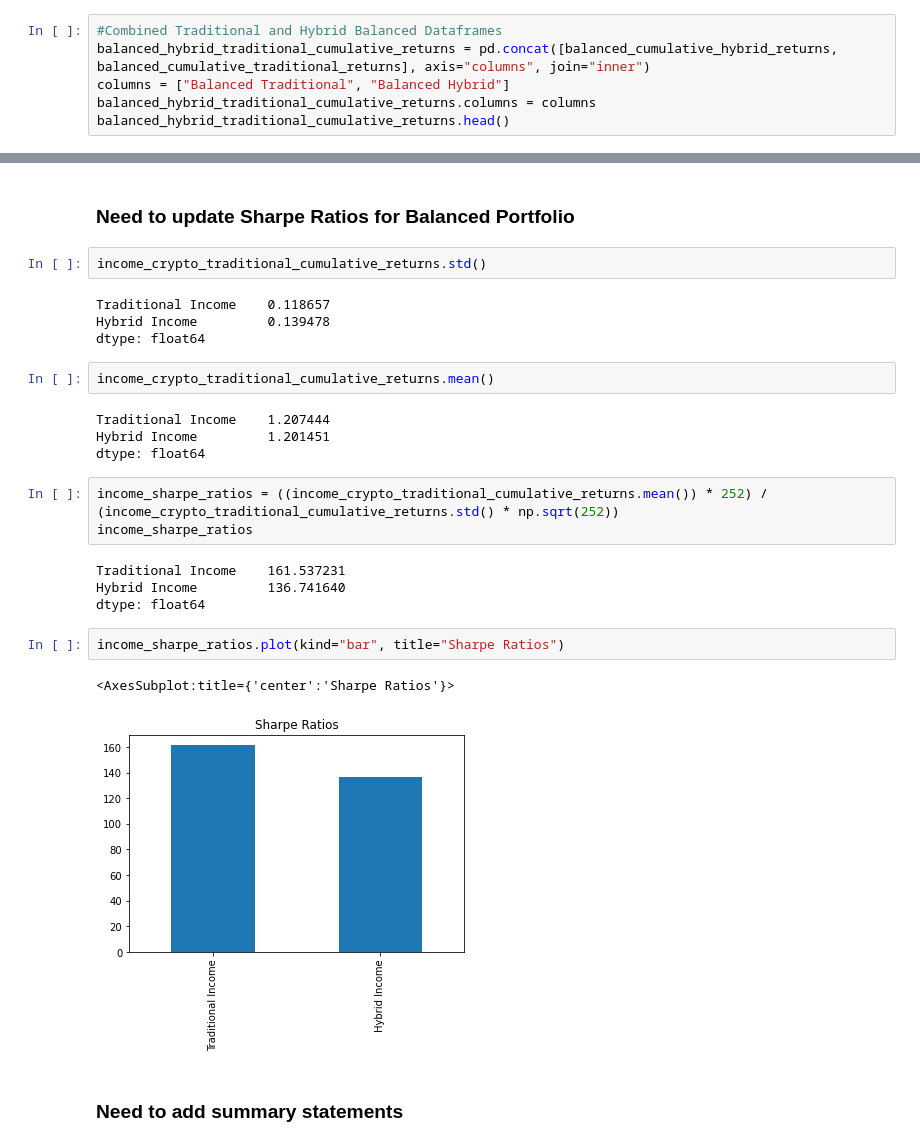
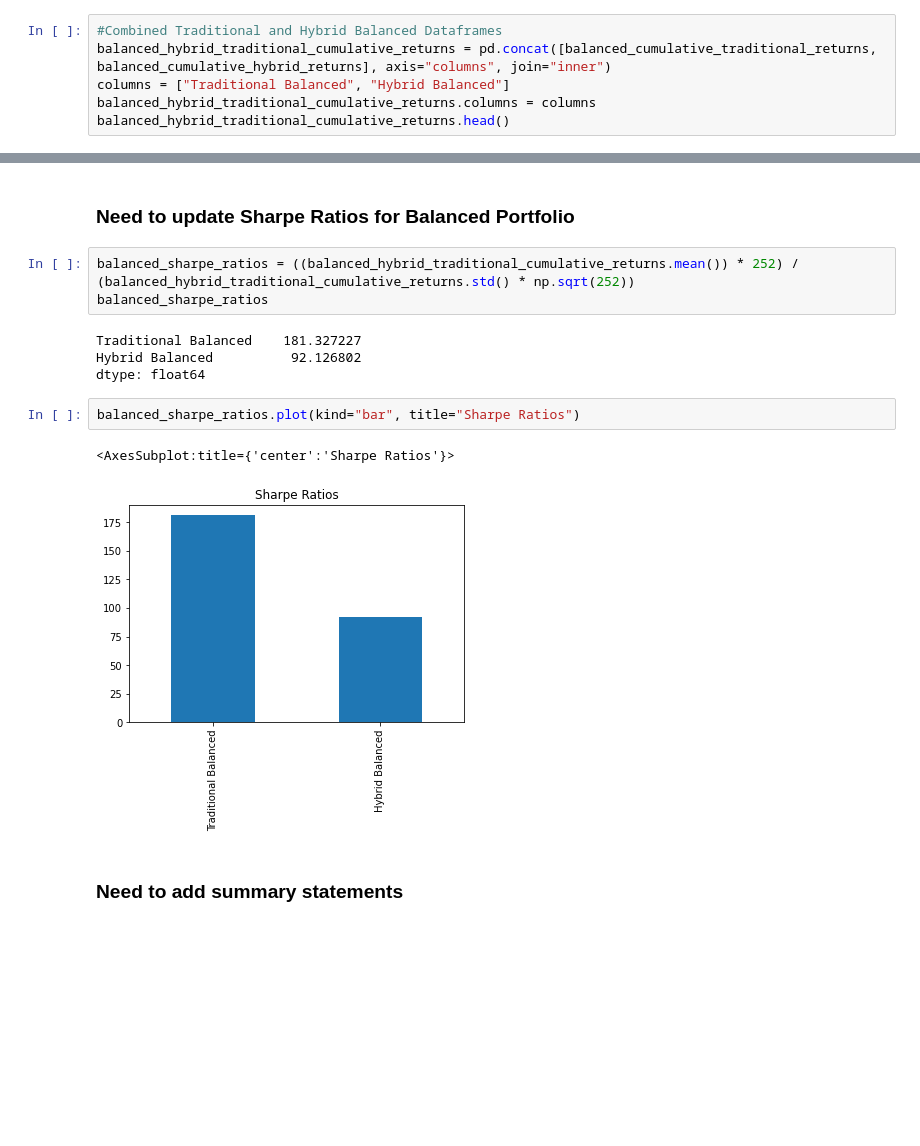
Before and after one commit to hammer888-tech/Project_1, a Jupyter notebook: Project_1B.ipynb, the cells around one changed output, grey strips where cells are left out. Cells and saved outputs as stored; diff of their text form; blank space fills up the shorter version.

```diff
--- a/Project_1B.ipynb
+++ b/Project_1B.ipynb
@@ -289,8 +289,8 @@ balanced_cumulative_hybrid_returns.plot(figsize=(20,10), title = "Hybrid Balance
 [figure]
 # %%
 #Combined Traditional and Hybrid Balanced Dataframes
-balanced_hybrid_traditional_cumulative_returns = pd.concat([balanced_cumulative_hybrid_returns, balanced_cumulative_traditional_returns], axis="columns", join="inner")
-columns = ["Balanced Traditional", "Balanced Hybrid"]
+balanced_hybrid_traditional_cumulative_returns = pd.concat([balanced_cumulative_traditional_returns, balanced_cumulative_hybrid_returns], axis="columns", join="inner")
+columns = ["Traditional Balanced", "Hybrid Balanced"]
 balanced_hybrid_traditional_cumulative_returns.columns = columns
 balanced_hybrid_traditional_cumulative_returns.head()
 # %% [output]
@@ -309,29 +309,17 @@ balanced_hybrid_traditional_cumulative_returns.plot(figsize=(20,10), title = "Tr
 # %% [markdown]
 ### Need to update Sharpe Ratios for Balanced Portfolio
-# %%
-income_crypto_traditional_cumulative_returns.std()
-# %% [output]
-Traditional Income    0.118657
-Hybrid Income         0.139478
-dtype: float64
-# %%
-income_crypto_traditional_cumulative_returns.mean()
-# %% [output]
-Traditional Income    1.207444
-Hybrid Income         1.201451
-dtype: float64
 # %%
-income_sharpe_ratios = ((income_crypto_traditional_cumulative_returns.mean()) * 252) / (income_crypto_traditional_cumulative_returns.std() * np.sqrt(252))
-income_sharpe_ratios
+balanced_sharpe_ratios = ((balanced_hybrid_traditional_cumulative_returns.mean()) * 252) / (balanced_hybrid_traditional_cumulative_returns.std() * np.sqrt(252))
+balanced_sharpe_ratios
 # %% [output]
-Traditional Income    161.537231
-Hybrid Income         136.741640
+Traditional Balanced    181.327227
+Hybrid Balanced          92.126802
 dtype: float64
 # %%
-income_sharpe_ratios.plot(kind="bar", title="Sharpe Ratios")
+balanced_sharpe_ratios.plot(kind="bar", title="Sharpe Ratios")
 # %% [output]
 <AxesSubplot:title={'center':'Sharpe Ratios'}>
-[figure, old version]
+[figure, new version]
 # %% [markdown]
 ### Need to add summary statements
 # %% [markdown]
```
Also changed, not shown: parts of 23 cells of this notebook.
